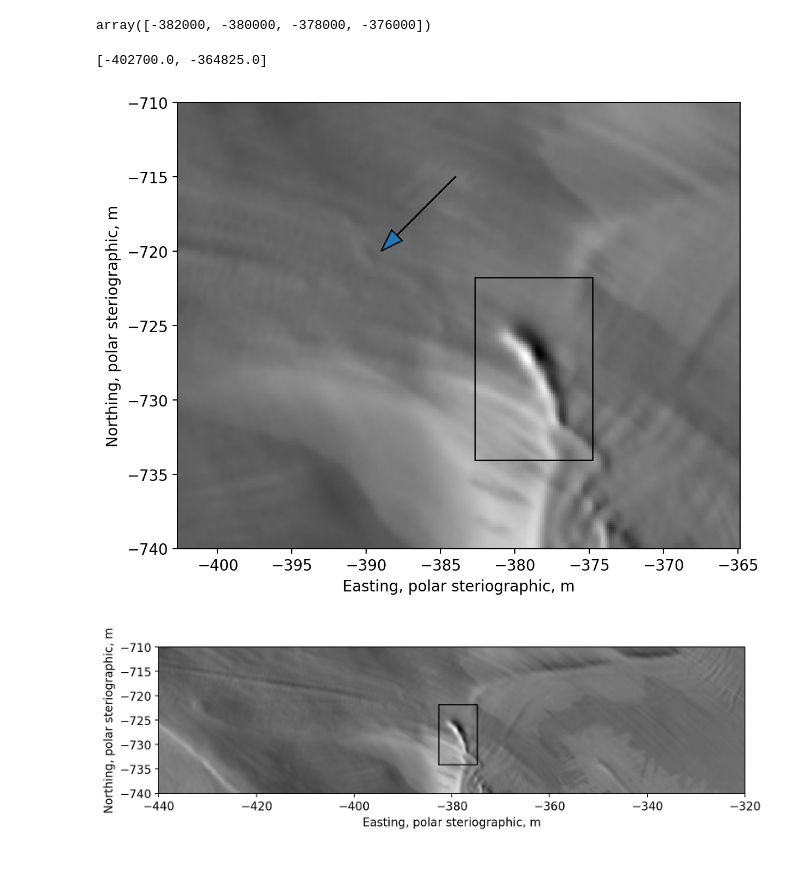
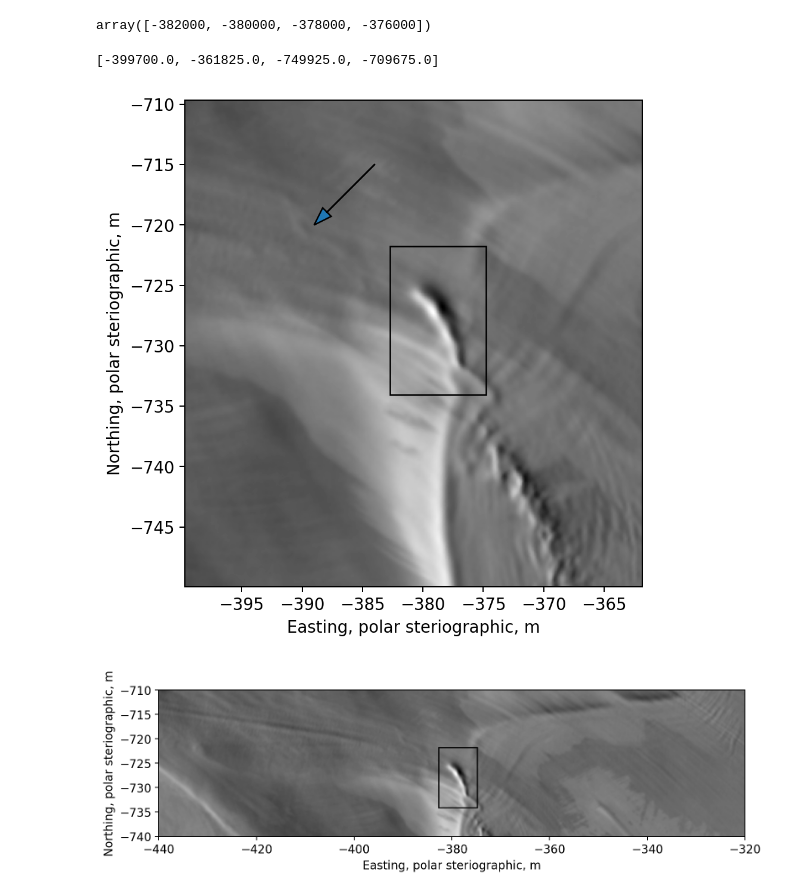
Before and after one commit to arrran/PhD_data_chapter, a Jupyter notebook: Jupyter/PLOTS/data_paper/10_moa_solo.ipynb, the cells around one changed output. Saved outputs shown, nothing was run; the diff lists cells and outputs as text; code cells hidden in the pictures; blank space fills up the shorter version.

```diff
--- a/Jupyter/PLOTS/data_paper/10_moa_solo.ipynb
+++ b/Jupyter/PLOTS/data_paper/10_moa_solo.ipynb
@@ -74,46 +71,40 @@ with rio.open('/Volumes/arc_02/REMOTE_SENSING/Quantarctica3/Glaciology/MOA/moa12
     extent_moa = [image.bounds[0],image.bounds[2],image.bounds[1],image.bounds[3]]
     im_moa = image.read(1)
 # %%
-moreleft = 10000
-moreup = 10000
-extent_fig = [-392700.0-moreleft, -364825.0, -743925.0, -711675.0+moreup]
+moreleft = 7000
+moreup = 2000
+moreright = 3000
+moredown = 6000
+extent_fig = [-392700.0-moreleft, -364825.0+moreright, -743925.0-moredown, -711675.0+moreup]
+extent_fig
+# %% [output]
+[-399700.0, -361825.0, -749925.0, -709675.0]
-# %%
-[extent_fig[0], extent_fig[1]]
-# %% [output]
-[-402700.0, -364825.0]
 # %%
 plt.figure(figsize=[10,6],dpi=180)
 font = {'size'   : 11}
 mpl.rc('font', **font)
-plt.imshow(im_moa,extent=np.array(extent_moa)/1000,vmin=15312,vmax=16920,cmap='gist_gray')
+plt.imshow(im_moa[::1,::1],extent=np.array(extent_moa)/1000,vmin=15312,vmax=16920,cmap='gist_gray')
 
 #plt.scatter( -388 , -720, s=20000  , facecolors='none', edgecolors='cyan' )
 plt.arrow( -384 , -715,-5 ,-5,head_width=1,length_includes_head=True)
 plt.xlim([extent_fig[0]/1000, extent_fig[1]/1000])
-plt.ylim([-740, -710])
+plt.ylim([extent_fig[2]/1000, extent_fig[3]/1000])
+# plt.ylim([-740, -710])
 plt.xlabel('Easting, polar steriographic, m')
 plt.ylabel('Northing, polar steriographic, m')
 rr =plt.Rectangle((xmin/1000, ymin/1000),
                         (xmax-xmin)/1000, (ymax-ymin)/1000,
                         fc='none',
                         color ='black',
                         linewidth = 1,
 #                         linestyle="dotted"
                  )
 plt.gca().add_patch(rr)
 
-# plt.xlabel('x, Polar Steriographic')
-# plt.ylabel('y, Polar Steriographic')
-# plt.xticks(xgrid)
-# plt.grid()
-# plt.legend()
-# cb = plt.colorbar()
-# cb.set_label('REMA surface, masl')
-
 plt.savefig('/Users/home/whitefar/ASSIGNMENTS-PUBLICATIONS-TALKS/channel_data_writeup/PLOTS/moa_solo.png')
 plt.show()
 # %% [output]
-[figure, old version]
+[figure, new version]
 # %%
 extent_fig = [-440000,-320000,-720000,-650000]
 plt.figure(figsize=[10,6],dpi=180)
```
Also changed, not shown: parts of 1 cell of this notebook, 16 other files.
